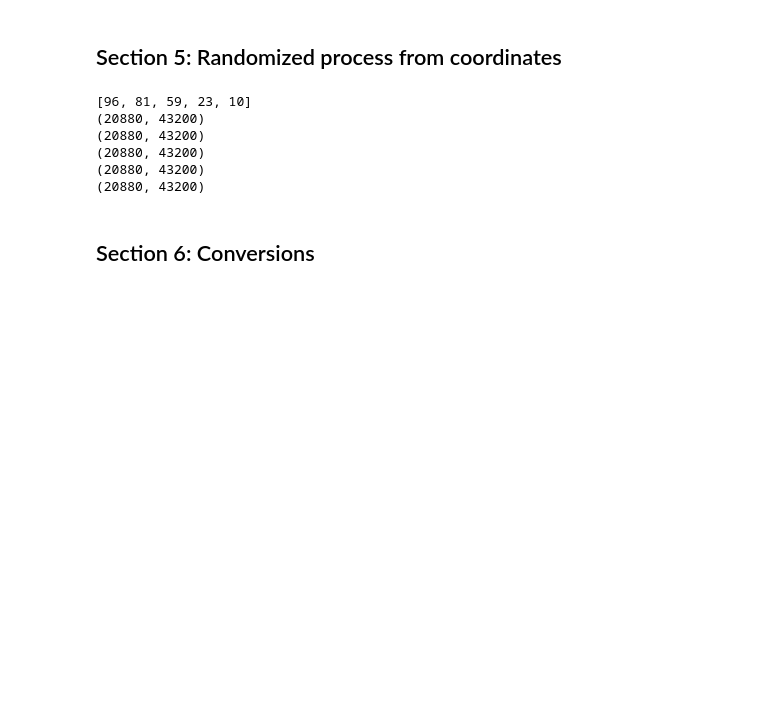
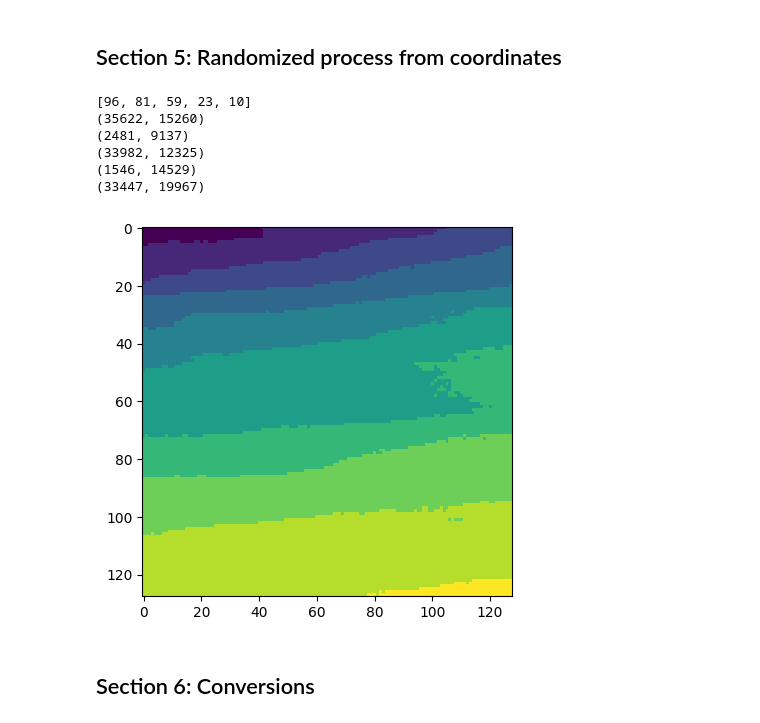
Before and after one commit to pete-jacobsson/gdgtm, a Jupyter notebook: gdgtm_test_script.ipynb, the cells around one changed output. Drawn from its saved outputs; the diff is of its cells as text; code cells hidden in the pictures; blank space fills up the shorter version.

```diff
--- a/gdgtm_test_script.ipynb
+++ b/gdgtm_test_script.ipynb
@@ -493,20 +493,24 @@ Nearest pixel coord: (22440, 4559)
 # %%
 random.seed(413)
 coord_src = os.path.join(get_subdir, single_test_file)
 seeds = random.sample(range(0, 101), 5)
 
 print(seeds)
 
 for seed in seeds:
     with rasterio.open(coord_src) as src:
-        print(src.shape)
+        random_corner = gdgtm.random_square_from_raster(128, 128, src_dim_x = src.width, src_dim_y = src.height, seed = seed)
+        print(random_corner)
+        extracted_window = gdgtm.extract_window(src, random_corner[0], random_corner[1], width = 128, height = 128)
+        plt.imshow(extracted_window[0, :, :], cmap='viridis', interpolation='nearest')
 # %% [output]
 [96, 81, 59, 23, 10]
-(20880, 43200)
-(20880, 43200)
-(20880, 43200)
-(20880, 43200)
-(20880, 43200)
+(35622, 15260)
+(2481, 9137)
+(33982, 12325)
+(1546, 14529)
+(33447, 19967)
+[figure, added]
 # %% [markdown]
 ## Section 6: Conversions
 # %% [markdown]
```
Also changed, not shown: 20 other files.
